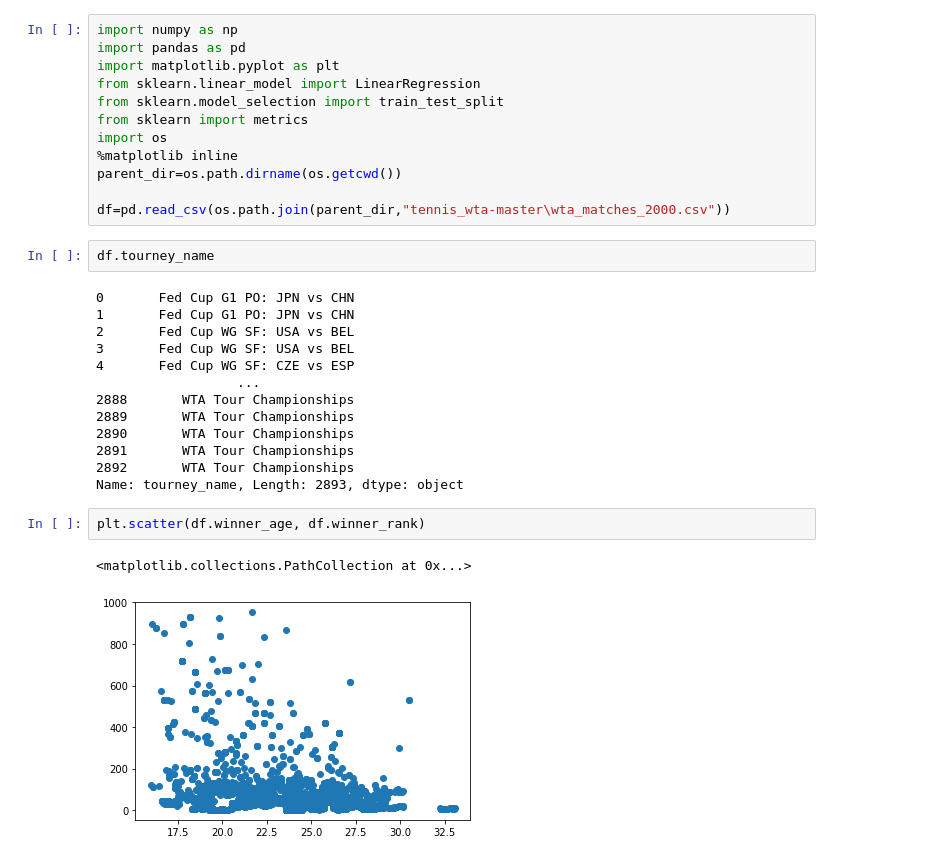
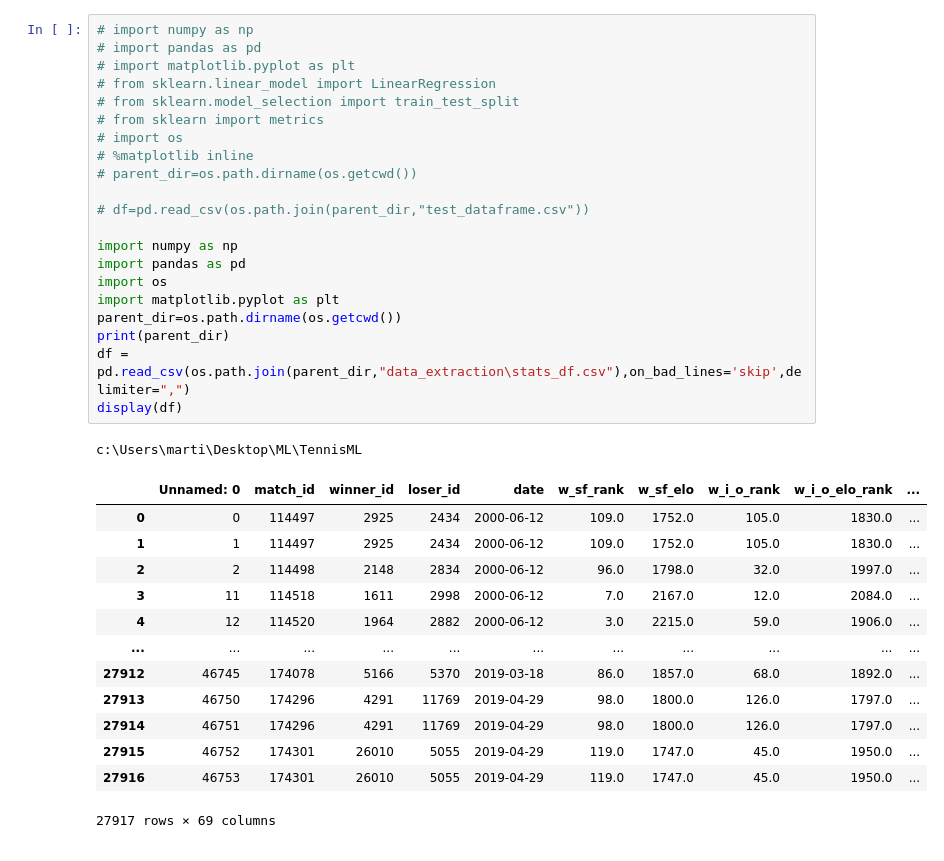
Before and after one commit to Bentgm17/TennisML, a Jupyter notebook: data_extraction/data_preprocessing.ipynb, the cells around one changed output. Drawn from its saved outputs; the diff is of its cells as text.

```diff
--- a/data_extraction/data_preprocessing.ipynb
+++ b/data_extraction/data_preprocessing.ipynb
@@ -1,32 +1,36 @@
 # %%
+# import numpy as np
+# import pandas as pd
+# import matplotlib.pyplot as plt
+# from sklearn.linear_model import LinearRegression
+# from sklearn.model_selection import train_test_split
+# from sklearn import metrics
+# import os
+# %matplotlib inline
+# parent_dir=os.path.dirname(os.getcwd())
+
+# df=pd.read_csv(os.path.join(parent_dir,"test_dataframe.csv"))
+
 import numpy as np
 import pandas as pd
+import os
 import matplotlib.pyplot as plt
-from sklearn.linear_model import LinearRegression
-from sklearn.model_selection import train_test_split
-from sklearn import metrics
-import os
-%matplotlib inline
 parent_dir=os.path.dirname(os.getcwd())
-
-df=pd.read_csv(os.path.join(parent_dir,"tennis_wta-master\wta_matches_2000.csv"))
+print(parent_dir)
+df = pd.read_csv(os.path.join(parent_dir,"data_extraction\stats_df.csv"),on_bad_lines='skip',delimiter=",")
+display(df)
+# %% [output]
+c:\Users\marti\Desktop\ML\TennisML
+|  | Unnamed: 0 | match_id | winner_id | loser_id | date | w_sf_rank | w_sf_elo | w_i_o_rank | w_i_o_elo_rank | ... |
+| 0 | 0 | 114497 | 2925 | 2434 | 2000-06-12 | 109.0 | 1752.0 | 105.0 | 1830.0 | ... |
+| 1 | 1 | 114497 | 2925 | 2434 | 2000-06-12 | 109.0 | 1752.0 | 105.0 | 1830.0 | ... |
+| 2 | 2 | 114498 | 2148 | 2834 | 2000-06-12 | 96.0 | 1798.0 | 32.0 | 1997.0 | ... |
+| 3 | 11 | 114518 | 1611 | 2998 | 2000-06-12 | 7.0 | 2167.0 | 12.0 | 2084.0 | ... |
+| 4 | 12 | 114520 | 1964 | 2882 | 2000-06-12 | 3.0 | 2215.0 | 59.0 | 1906.0 | ... |
+| ... | ... | ... | ... | ... | ... | ... | ... | ... | ... | ... |
+| 27912 | 46745 | 174078 | 5166 | 5370 | 2019-03-18 | 86.0 | 1857.0 | 68.0 | 1892.0 | ... |
+| 27913 | 46750 | 174296 | 4291 | 11769 | 2019-04-29 | 98.0 | 1800.0 | 126.0 | 1797.0 | ... |
+| 27914 | 46751 | 174296 | 4291 | 11769 | 2019-04-29 | 98.0 | 1800.0 | 126.0 | 1797.0 | ... |
+| 27915 | 46752 | 174301 | 26010 | 5055 | 2019-04-29 | 119.0 | 1747.0 | 45.0 | 1950.0 | ... |
+| 27916 | 46753 | 174301 | 26010 | 5055 | 2019-04-29 | 119.0 | 1747.0 | 45.0 | 1950.0 | ... |
+27917 rows × 69 columns
-# %%
-df.tourney_name
-# %% [output]
-0       Fed Cup G1 PO: JPN vs CHN
-1       Fed Cup G1 PO: JPN vs CHN
-2       Fed Cup WG SF: USA vs BEL
-3       Fed Cup WG SF: USA vs BEL
-4       Fed Cup WG SF: CZE vs ESP
-                  ...
-2888       WTA Tour Championships
-2889       WTA Tour Championships
-2890       WTA Tour Championships
-2891       WTA Tour Championships
-2892       WTA Tour Championships
-Name: tourney_name, Length: 2893, dtype: object
-# %%
-plt.scatter(df.winner_age, df.winner_rank)
-# %% [output]
-<matplotlib.collections.PathCollection at 0x...>
-[figure, removed]
```
Also changed, not shown: parts of 9 cells of this notebook, 8 other files.
